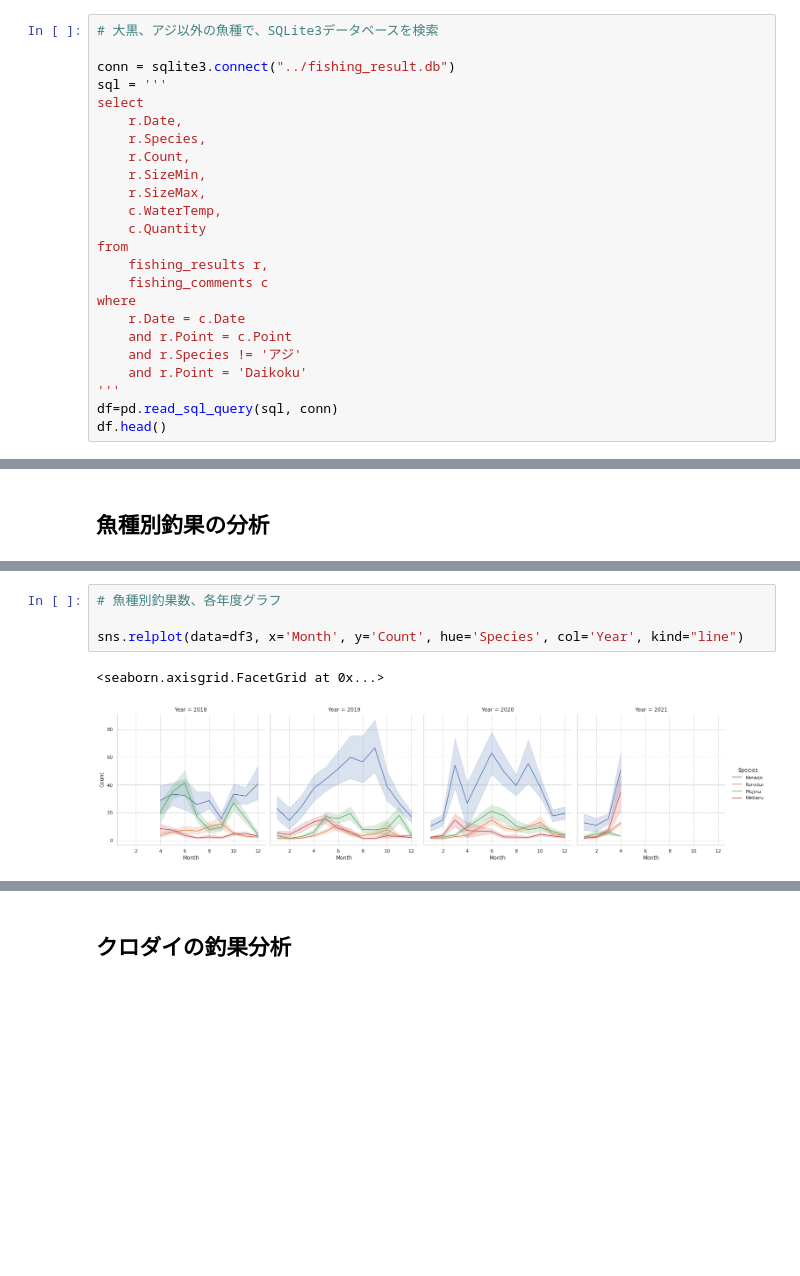
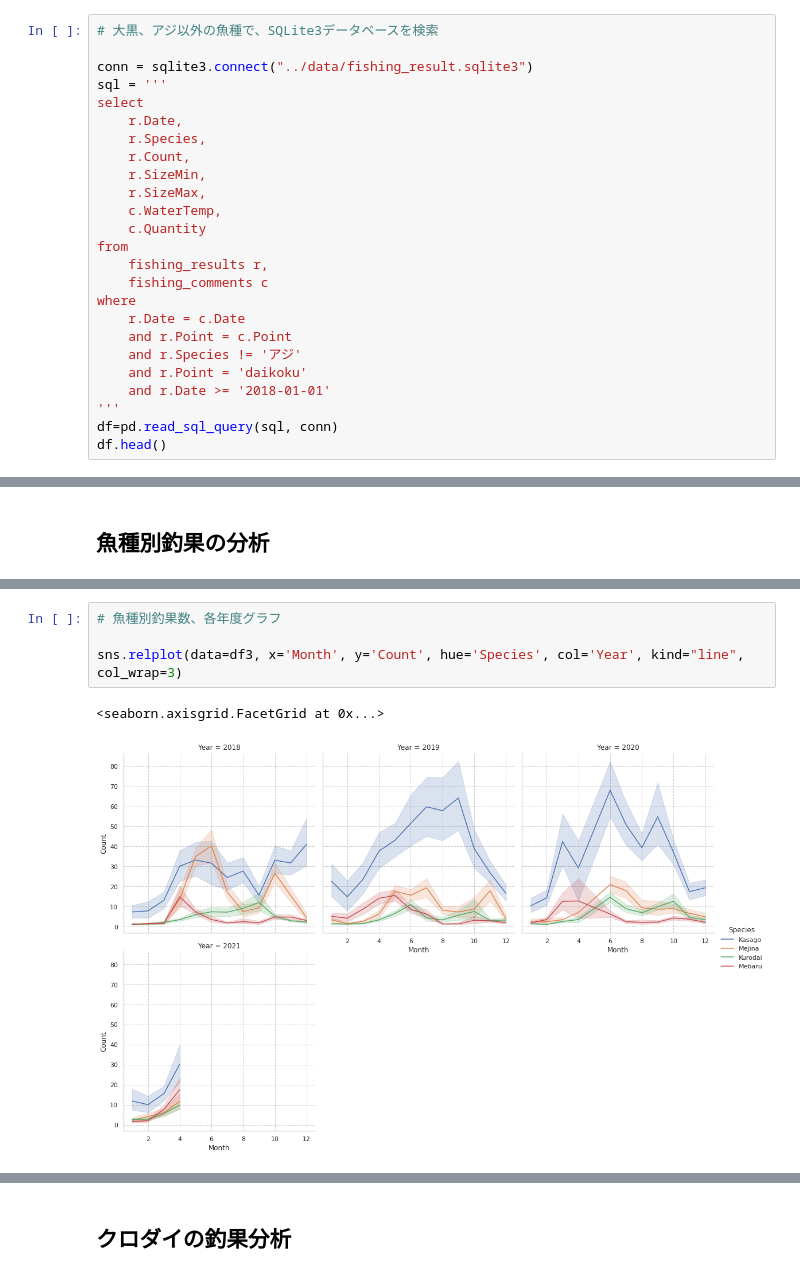
Before and after one commit to getperf/fishing-piers-fan, a Jupyter notebook: notebook/daikoku_kurodai_analysis.ipynb, the cells around one changed output, grey strips where cells are left out. Drawn from its saved outputs; the diff is of its cells as text; blank space fills up the shorter version.

```diff
--- a/notebook/daikoku_kurodai_analysis.ipynb
+++ b/notebook/daikoku_kurodai_analysis.ipynb
@@ -26,7 +31,7 @@ sns.set_style("whitegrid", {'grid.linestyle': '--'})
 # %%
 # 大黒、アジ以外の魚種で、SQLite3データベースを検索
 
-conn = sqlite3.connect("../fishing_result.db")
+conn = sqlite3.connect("../data/fishing_result.sqlite3")
 sql = '''
 select
     r.Date,
@@ -43,7 +48,8 @@ where
     r.Date = c.Date
     and r.Point = c.Point
     and r.Species != 'アジ'
-    and r.Point = 'Daikoku'
+    and r.Point = 'daikoku'
+    and r.Date >= '2018-01-01'
 '''
 df=pd.read_sql_query(sql, conn)
 df.head()
@@ -128,10 +134,10 @@ sns.lineplot(data=df3, x='Month', y='Count', hue='Species',
 # %%
 # 魚種別釣果数、各年度グラフ
 
-sns.relplot(data=df3, x='Month', y='Count', hue='Species', col='Year', kind="line")
+sns.relplot(data=df3, x='Month', y='Count', hue='Species', col='Year', kind="line", col_wrap=3)
 # %% [output]
 <seaborn.axisgrid.FacetGrid at 0x...>
-[figure, old version]
+[figure, new version]
 # %%
 # 平日、休日の違い、魚種別釣果数
 
```
Also changed, not shown: parts of 12 cells of this notebook, 12 other files.
